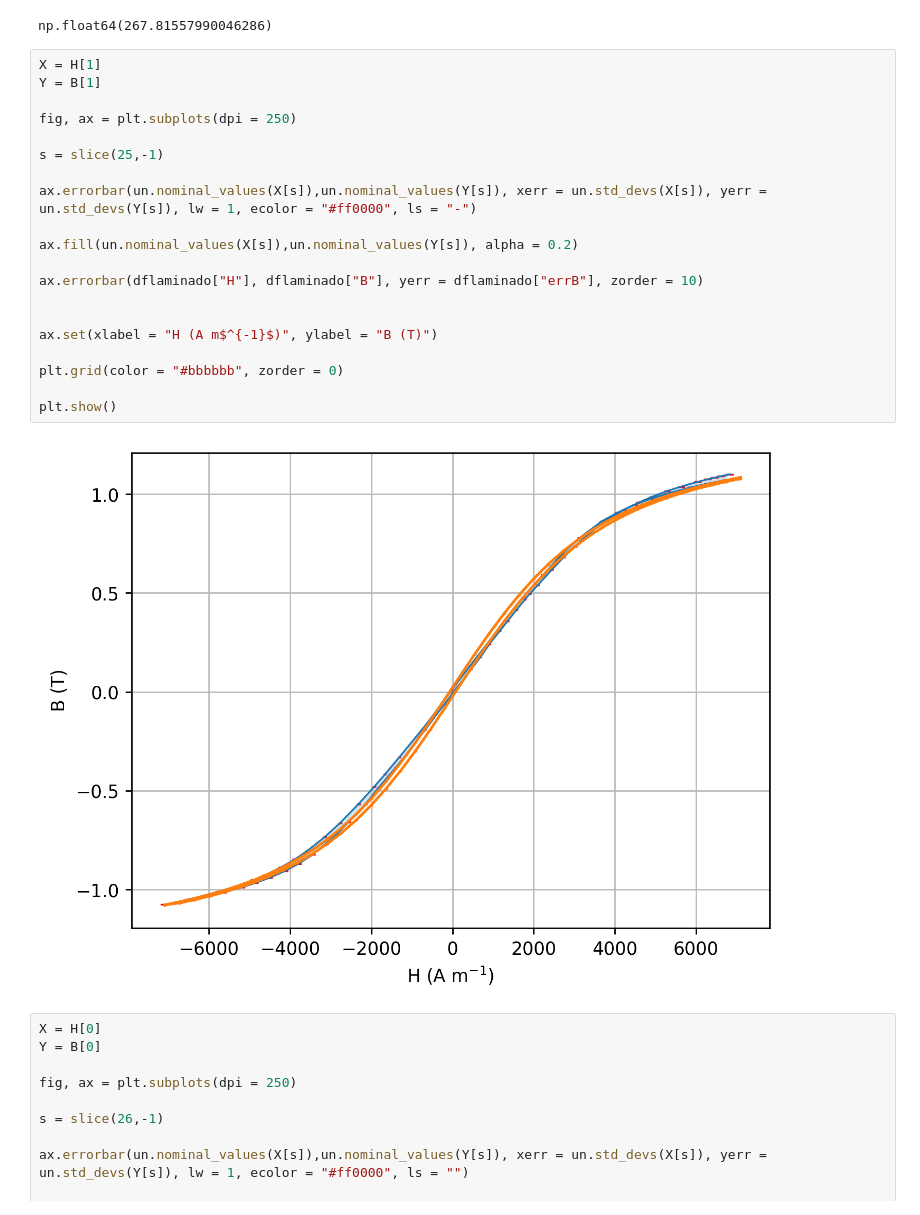
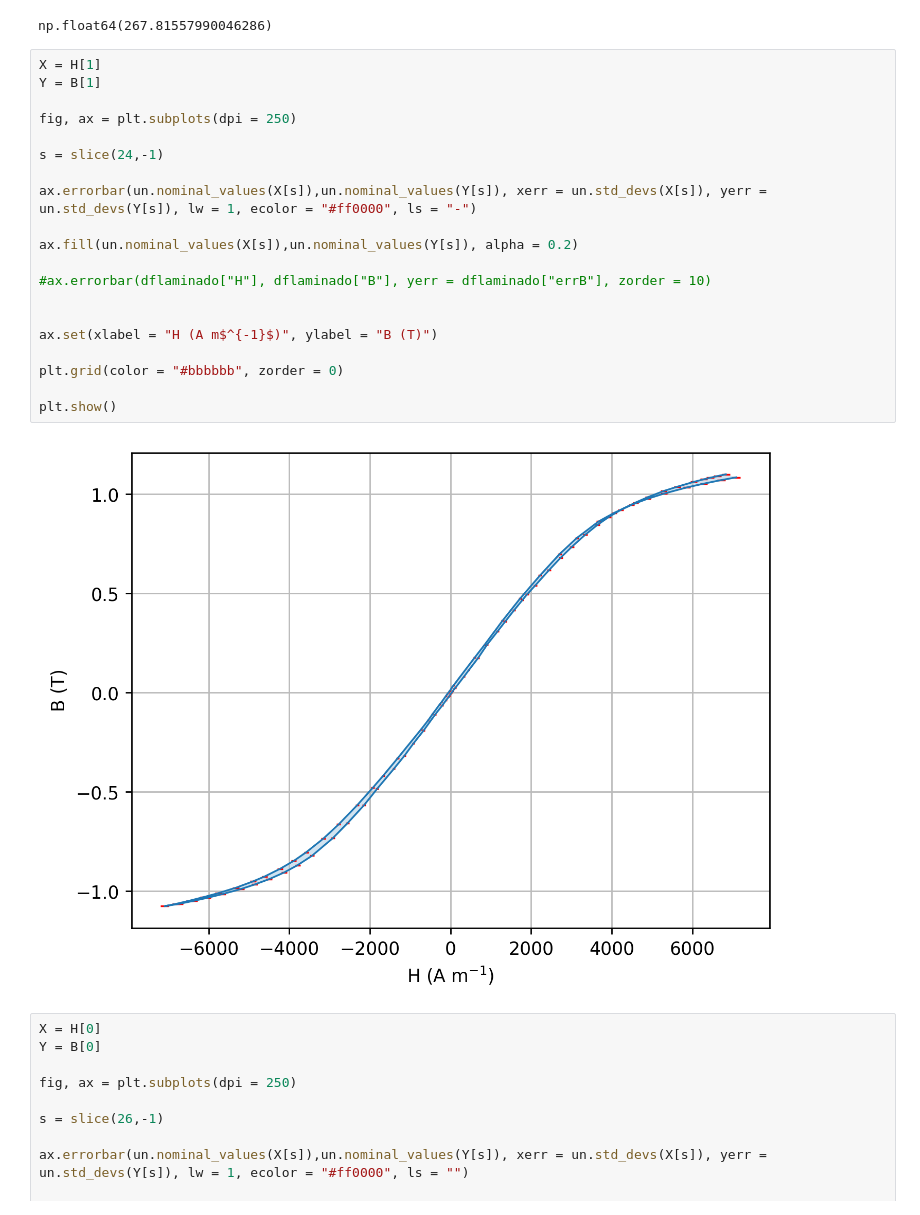
Before and after one commit to Alaviii/PythonPlotting, a Jupyter notebook: Electromagnetismo/practica6histeresis/perdidasLdeLoser.ipynb, the cells around one changed output. Saved outputs shown, nothing was run; the diff lists cells and outputs as text.

```diff
--- a/Electromagnetismo/practica6histeresis/perdidasLdeLoser.ipynb
+++ b/Electromagnetismo/practica6histeresis/perdidasLdeLoser.ipynb
@@ -184,25 +253,25 @@ np.float64(267.81557990046286)
 # %%
 X = H[1]
 Y = B[1]
 
 fig, ax = plt.subplots(dpi = 250)
 
-s = slice(25,-1)
+s = slice(24,-1)
 
 ax.errorbar(un.nominal_values(X[s]),un.nominal_values(Y[s]), xerr = un.std_devs(X[s]), yerr = un.std_devs(Y[s]), lw = 1, ecolor = "#ff0000", ls = "-")
 
 ax.fill(un.nominal_values(X[s]),un.nominal_values(Y[s]), alpha = 0.2)
 
-ax.errorbar(dflaminado["H"], dflaminado["B"], yerr = dflaminado["errB"], zorder = 10)
+#ax.errorbar(dflaminado["H"], dflaminado["B"], yerr = dflaminado["errB"], zorder = 10)
 
 
 ax.set(xlabel = "H (A m$^{-1}$)", ylabel = "B (T)")
 
 plt.grid(color = "#bbbbbb", zorder = 0)
 
 plt.show()
 # %% [output]
-[figure, old version]
+[figure, new version]
 # %%
 X = H[0]
 Y = B[0]
```
Also changed, not shown: parts of 7 cells of this notebook, 8 other files.
